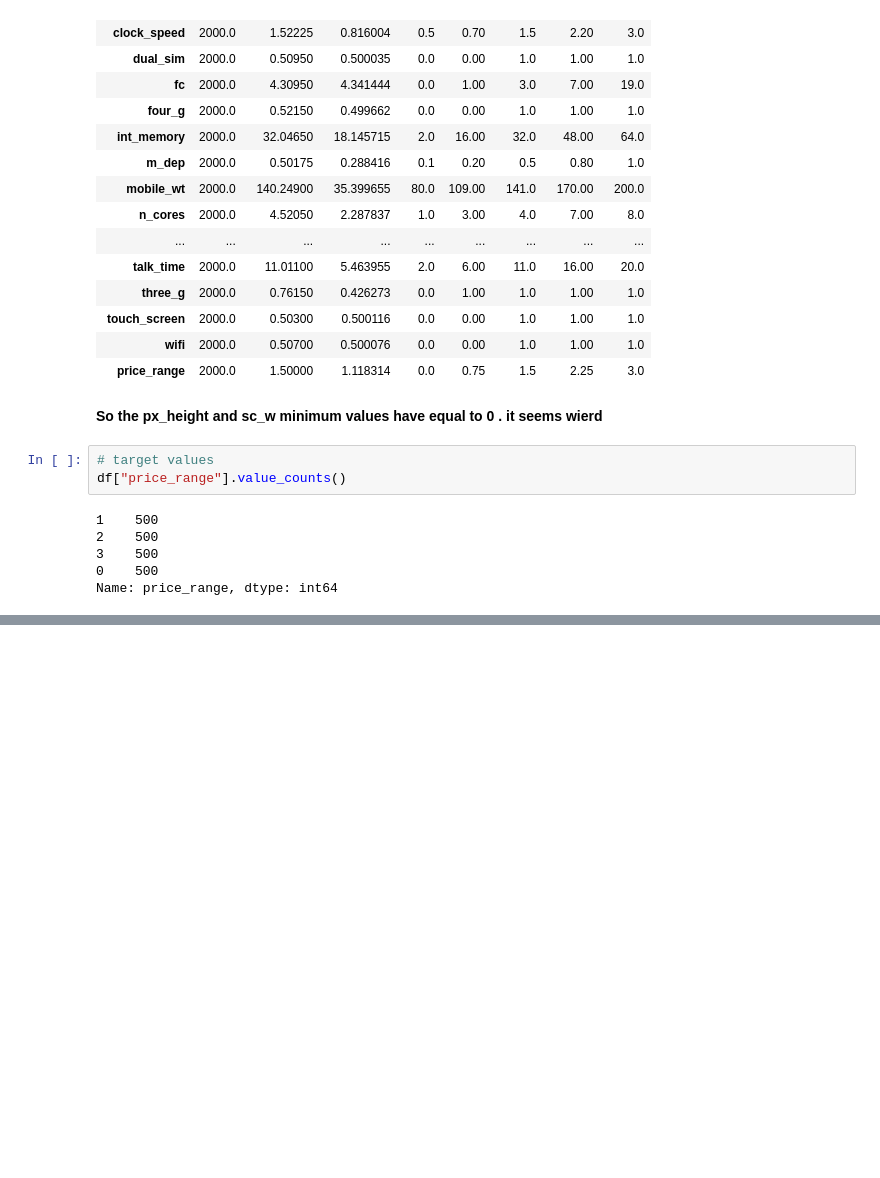
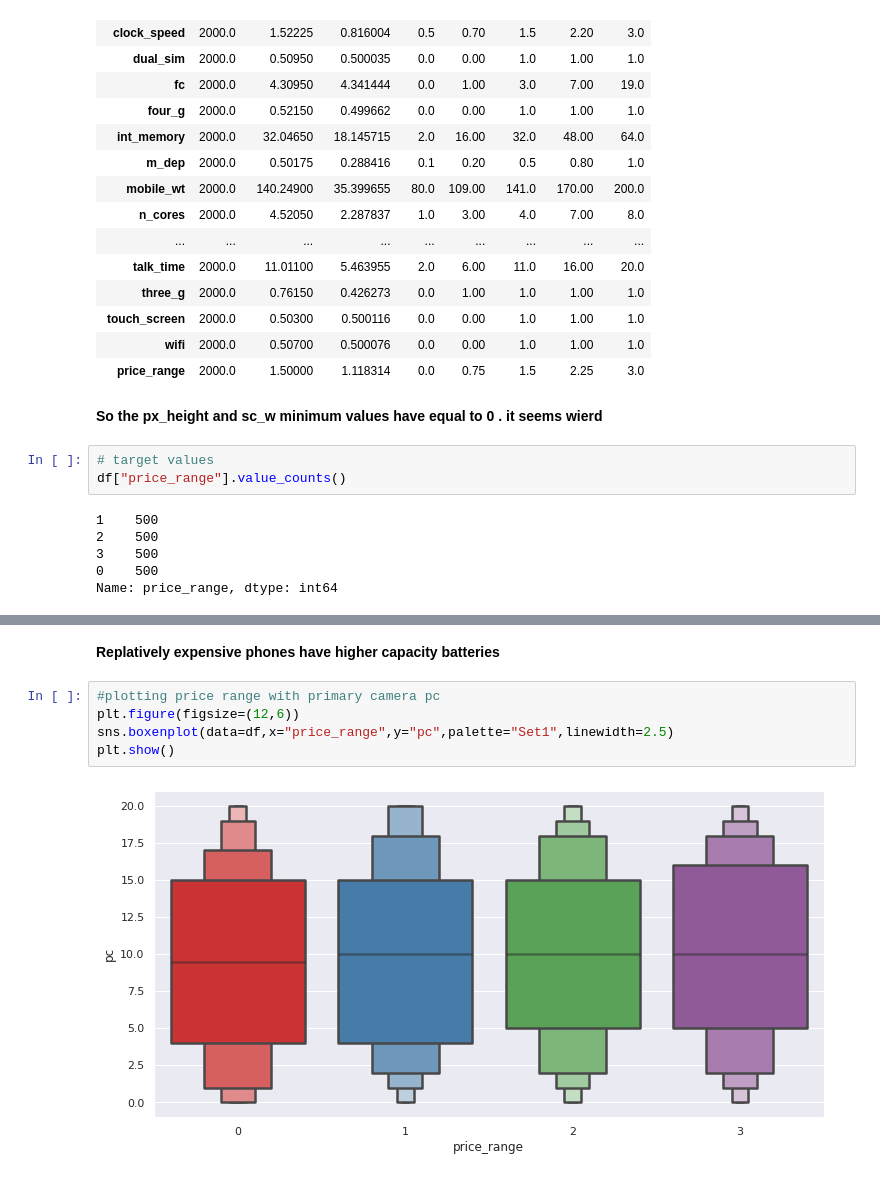
Before and after one commit to AbhijeetS1112/Mobile_price_range_prediction, a Jupyter notebook: Mobile_Price_Range_Prediction.ipynb, the cells around one changed output, grey strips where cells are left out. Cells and saved outputs as stored; diff of their text form; blank space fills up the shorter version.

```diff
--- a/Mobile_Price_Range_Prediction.ipynb
+++ b/Mobile_Price_Range_Prediction.ipynb
@@ -141,0 +174,9 @@ Name: price_range, dtype: int64
+# %% [markdown]
+**Replatively expensive phones have higher capacity batteries**
+# %%
+#plotting price range with primary camera pc
+plt.figure(figsize=(12,6))
+sns.boxenplot(data=df,x="price_range",y="pc",palette="Set1",linewidth=2.5)
+plt.show()
+# %% [output]
+[figure, added]
```
Also changed, not shown: parts of 12 cells of this notebook.
